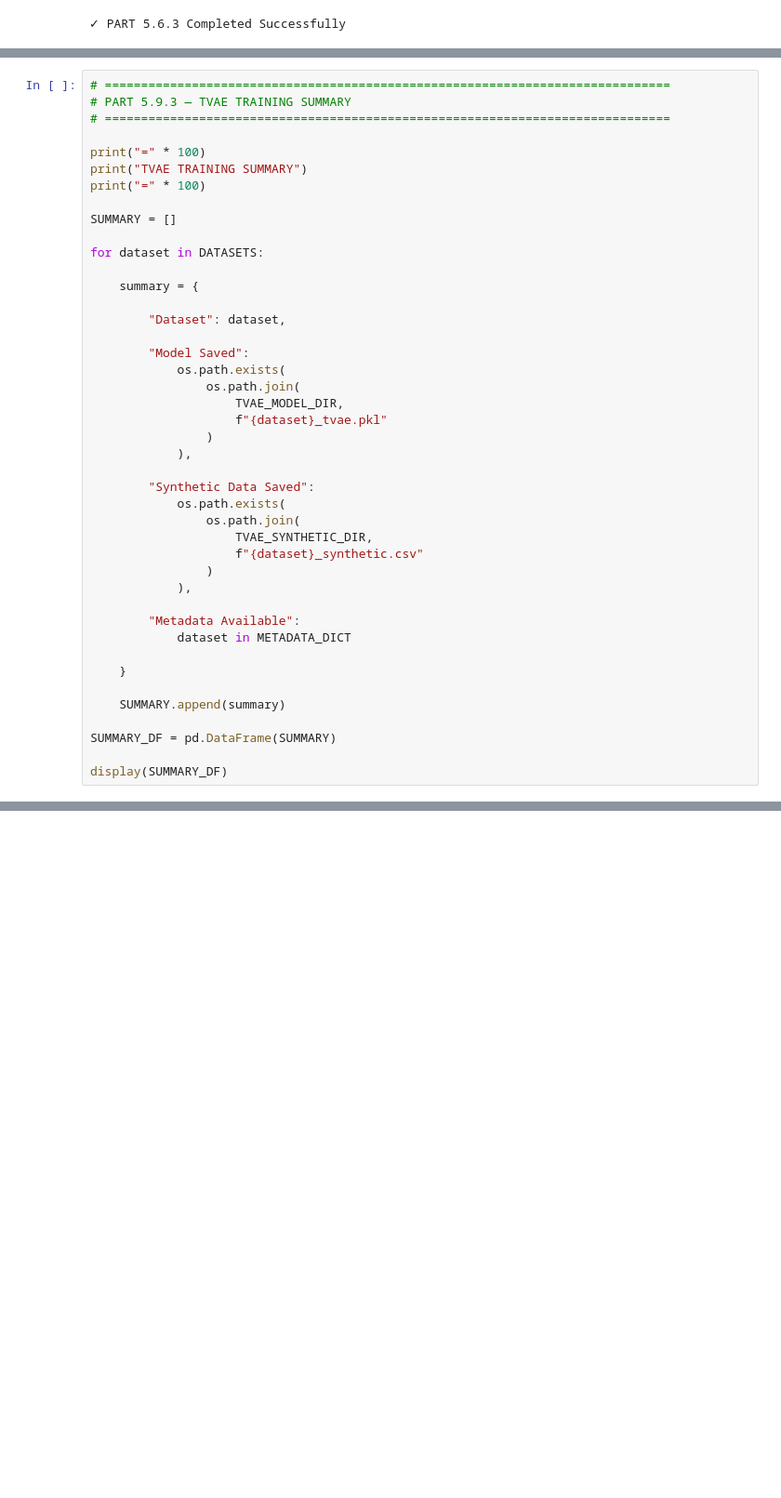
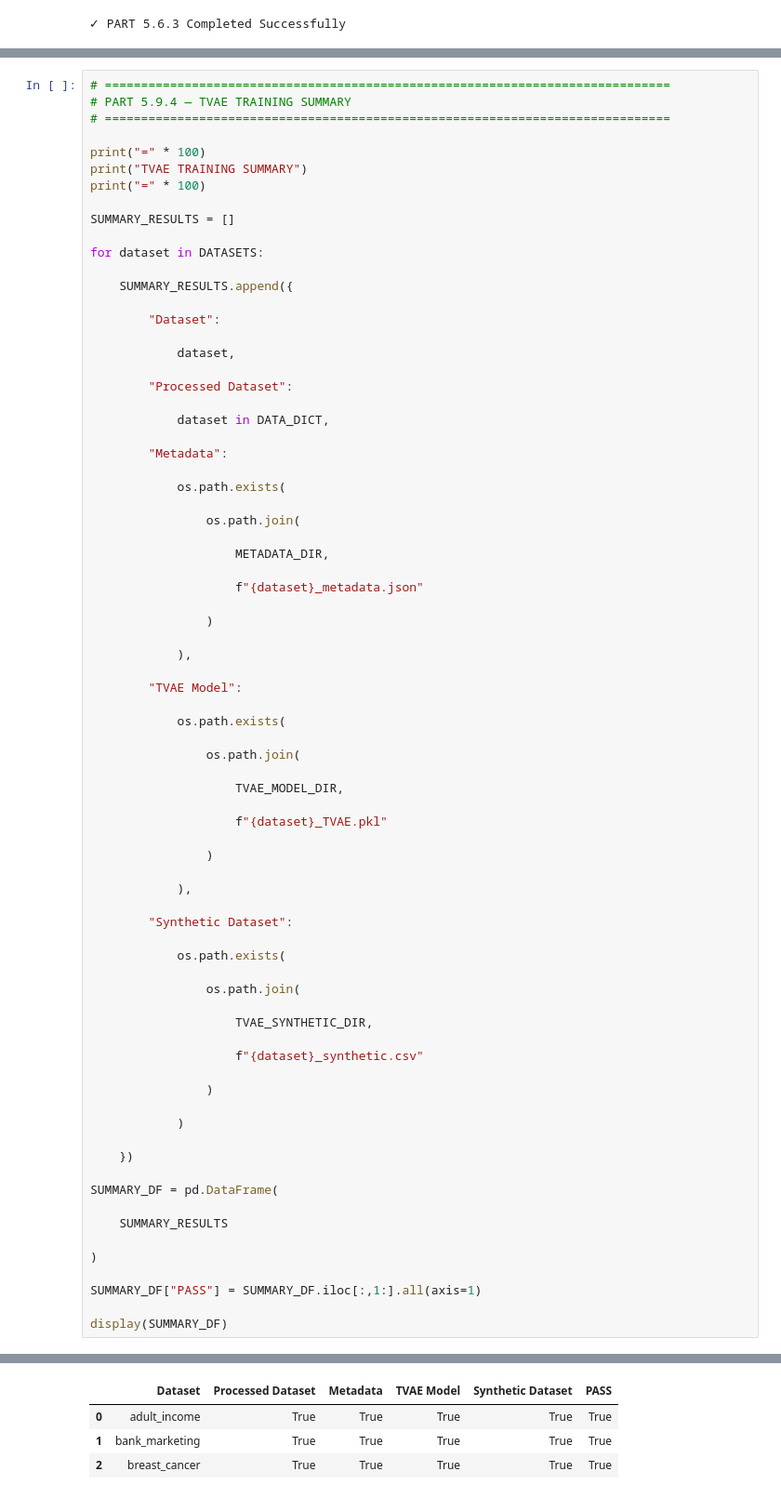
Before and after one commit to amzad-786githumb/Privacy-Preserving-Synthetic-Tabular-Data-Generation-Using-Generative-Adversarial-Networks, a Jupyter notebook: 05_Proposed_SPP_GAN.ipynb, the cells around one changed output, grey strips where cells are left out. Shown at 93% size. Saved outputs shown, nothing was run; the diff lists cells and outputs as text; blank space fills up the shorter version.

```diff
--- a/05_Proposed_SPP_GAN.ipynb
+++ b/05_Proposed_SPP_GAN.ipynb
@@ -2826,44 +3055,77 @@ Adversarial loss created.
 # %%
 # ==============================================================================
-# PART 5.9.3 — TVAE TRAINING SUMMARY
+# PART 5.9.4 — TVAE TRAINING SUMMARY
 # ==============================================================================
 
 print("=" * 100)
 print("TVAE TRAINING SUMMARY")
 print("=" * 100)
 
-SUMMARY = []
+SUMMARY_RESULTS = []
 
 for dataset in DATASETS:
 
-    summary = {
+    SUMMARY_RESULTS.append({
 
-        "Dataset": dataset,
+        "Dataset":
 
-        "Model Saved":
+            dataset,
+
+        "Processed Dataset":
+
+            dataset in DATA_DICT,
+
+        "Metadata":
+
             os.path.exists(
+
                 os.path.join(
-                    TVAE_MODEL_DIR,
-                    f"{dataset}_tvae.pkl"
+
+                    METADATA_DIR,
+
+                    f"{dataset}_metadata.json"
+
                 )
+
             ),
 
-        "Synthetic Data Saved":
+        "TVAE Model":
+
             os.path.exists(
+
                 os.path.join(
-                    TVAE_SYNTHETIC_DIR,
-                    f"{dataset}_synthetic.csv"
+
+                    TVAE_MODEL_DIR,
+
+                    f"{dataset}_TVAE.pkl"
+
                 )
+
             ),
 
-        "Metadata Available":
-            dataset in METADATA_DICT
+        "Synthetic Dataset":
 
-    }
+            os.path.exists(
 
-    SUMMARY.append(summary)
+                os.path.join(
 
-SUMMARY_DF = pd.DataFrame(SUMMARY)
+                    TVAE_SYNTHETIC_DIR,
+
+                    f"{dataset}_synthetic.csv"
+
+                )
+
+            )
+
+    })
+
+SUMMARY_DF = pd.DataFrame(
+
+    SUMMARY_RESULTS
+
+)
+
+SUMMARY_DF["PASS"] = SUMMARY_DF.iloc[:,1:].all(axis=1)
 
 display(SUMMARY_DF)
 # %% [output]
@@ -2871,2 +3135,6 @@ Prior consistency loss created.
+|  | Dataset | Processed Dataset | Metadata | TVAE Model | Synthetic Dataset | PASS |
+| 0 | adult_income | True | True | True | True | True |
+| 1 | bank_marketing | True | True | True | True | True |
+| 2 | breast_cancer | True | True | True | True | True |
 # %%
 # ==============================================================================
```
Also changed, not shown: parts of 26 cells of this notebook.
